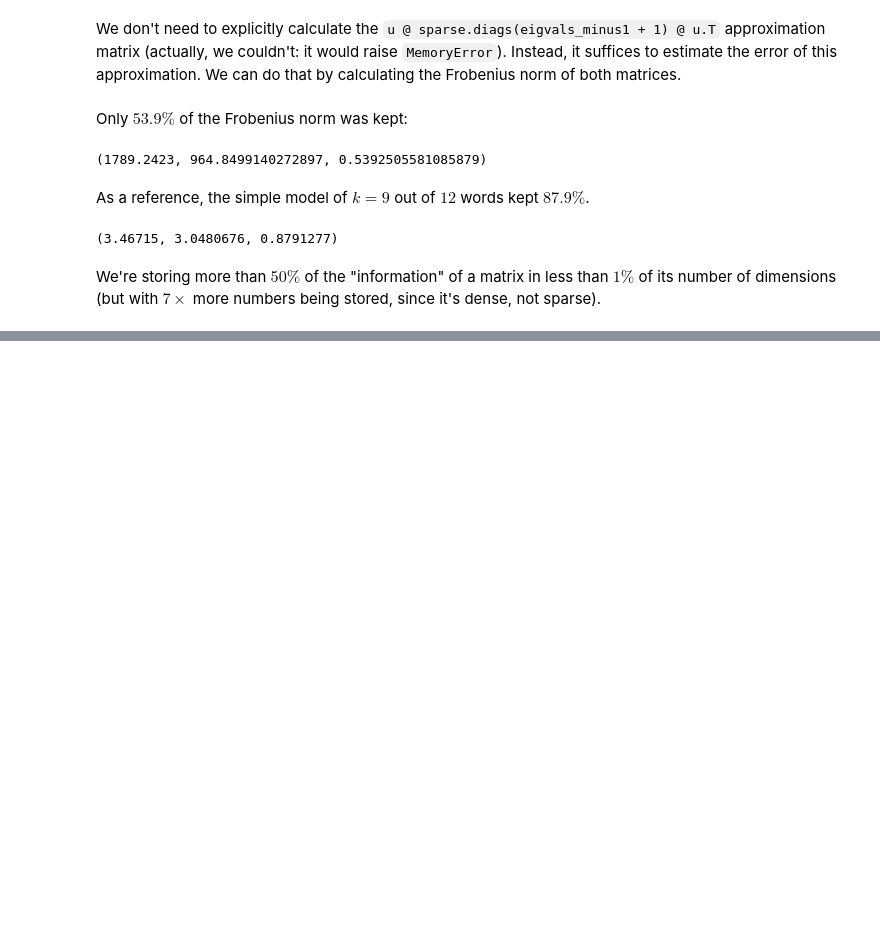
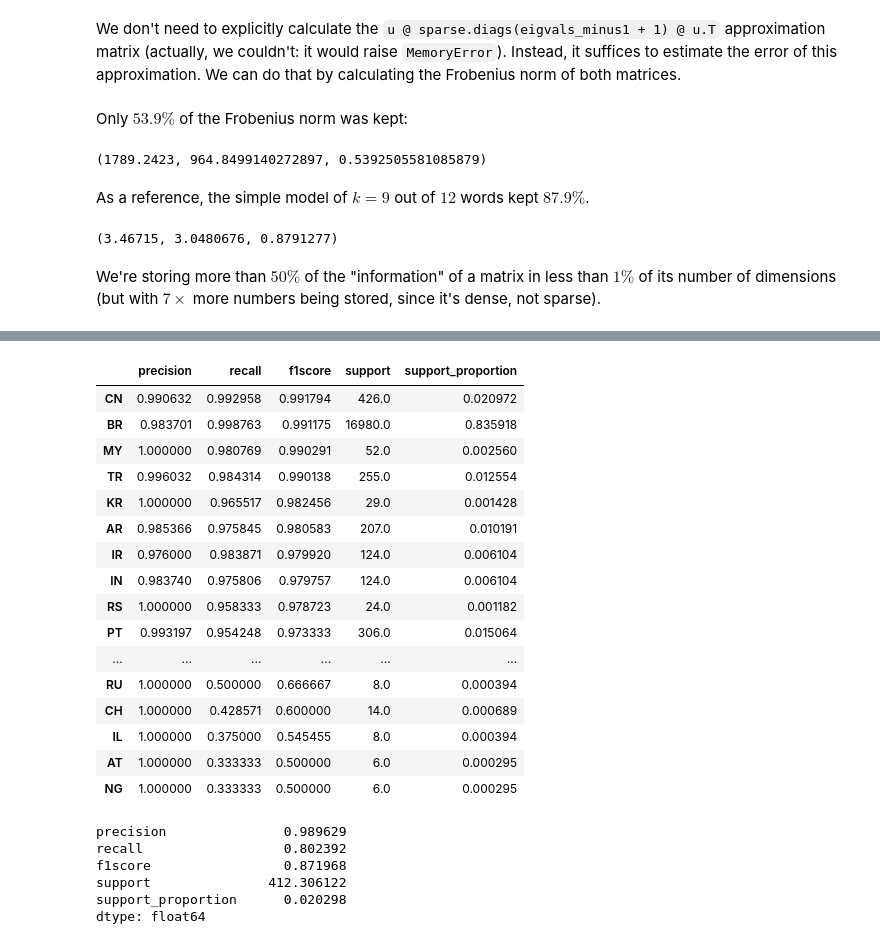
Before and after one commit to scieloorg/normalizations-experiments, a Jupyter notebook: experiments_2018-11_word2vec.ipynb, the cells around one changed output, grey strips where cells are left out. Drawn from its saved outputs; the diff is of its cells as text; code cells hidden in the pictures; blank space fills up the shorter version.

```diff
--- a/experiments_2018-11_word2vec.ipynb
+++ b/experiments_2018-11_word2vec.ipynb
@@ -1328,0 +1399,14 @@ in less than $1\%$ of its number of dimensions
+# %%
+%%time
+rf_models = model_selection.GridSearchCV(
+    ensemble.RandomForestClassifier(random_state=101),
+    param_grid={
+        "n_estimators": [10, 90],
+        "criterion": ["gini", "entropy"],
+    },
+    cv=model_selection.StratifiedKFold(n_splits=3,
+                                       shuffle=True,
+                                       random_state=209),
+    return_train_score=True,
+    scoring="f1_micro",
+).fit(X_train, y_train, sample_weight=y_weights)
@@ -1328,0 +1510,32 @@ in less than $1\%$ of its number of dimensions
+# %%
+rf_prfs_df_top = rf_prfs_df[rf_prfs_df["support"] > 5] \
+    .sort_values(["f1score", "support"], ascending=False) \
+    .assign(support_proportion=lambda df: df["support"] / rf_prfs_df["support"].sum())
+rf_prfs_df_top
+# %% [output]
+|  | precision | recall | f1score | support | support_proportion |
+| CN | 0.990632 | 0.992958 | 0.991794 | 426.0 | 0.020972 |
+| BR | 0.983701 | 0.998763 | 0.991175 | 16980.0 | 0.835918 |
+| MY | 1.000000 | 0.980769 | 0.990291 | 52.0 | 0.002560 |
+| TR | 0.996032 | 0.984314 | 0.990138 | 255.0 | 0.012554 |
+| KR | 1.000000 | 0.965517 | 0.982456 | 29.0 | 0.001428 |
+| AR | 0.985366 | 0.975845 | 0.980583 | 207.0 | 0.010191 |
+| IR | 0.976000 | 0.983871 | 0.979920 | 124.0 | 0.006104 |
+| IN | 0.983740 | 0.975806 | 0.979757 | 124.0 | 0.006104 |
+| RS | 1.000000 | 0.958333 | 0.978723 | 24.0 | 0.001182 |
+| PT | 0.993197 | 0.954248 | 0.973333 | 306.0 | 0.015064 |
+| ... | ... | ... | ... | ... | ... |
+| RU | 1.000000 | 0.500000 | 0.666667 | 8.0 | 0.000394 |
+| CH | 1.000000 | 0.428571 | 0.600000 | 14.0 | 0.000689 |
+| IL | 1.000000 | 0.375000 | 0.545455 | 8.0 | 0.000394 |
+| AT | 1.000000 | 0.333333 | 0.500000 | 6.0 | 0.000295 |
+| NG | 1.000000 | 0.333333 | 0.500000 | 6.0 | 0.000295 |
+# %%
+rf_prfs_df_top.mean()
+# %% [output]
+precision               0.989629
+recall                  0.802392
+f1score                 0.871968
+support               412.306122
+support_proportion      0.020298
+dtype: float64
```
Also changed, not shown: parts of 48 cells of this notebook.
